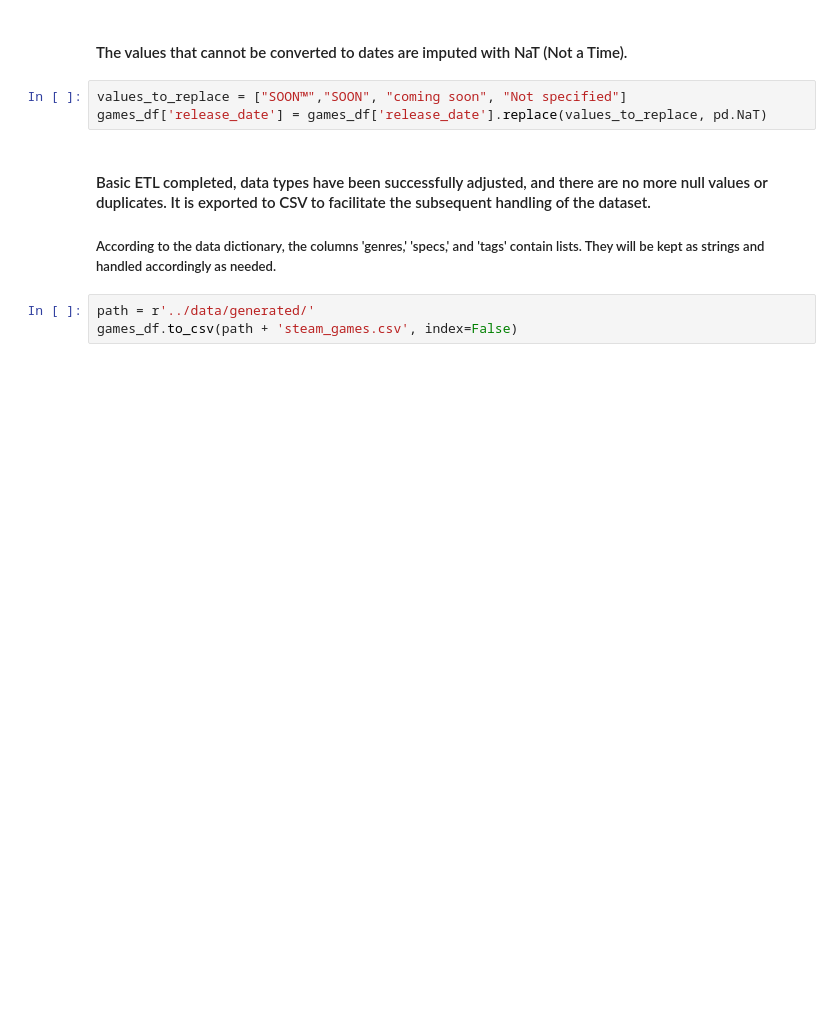
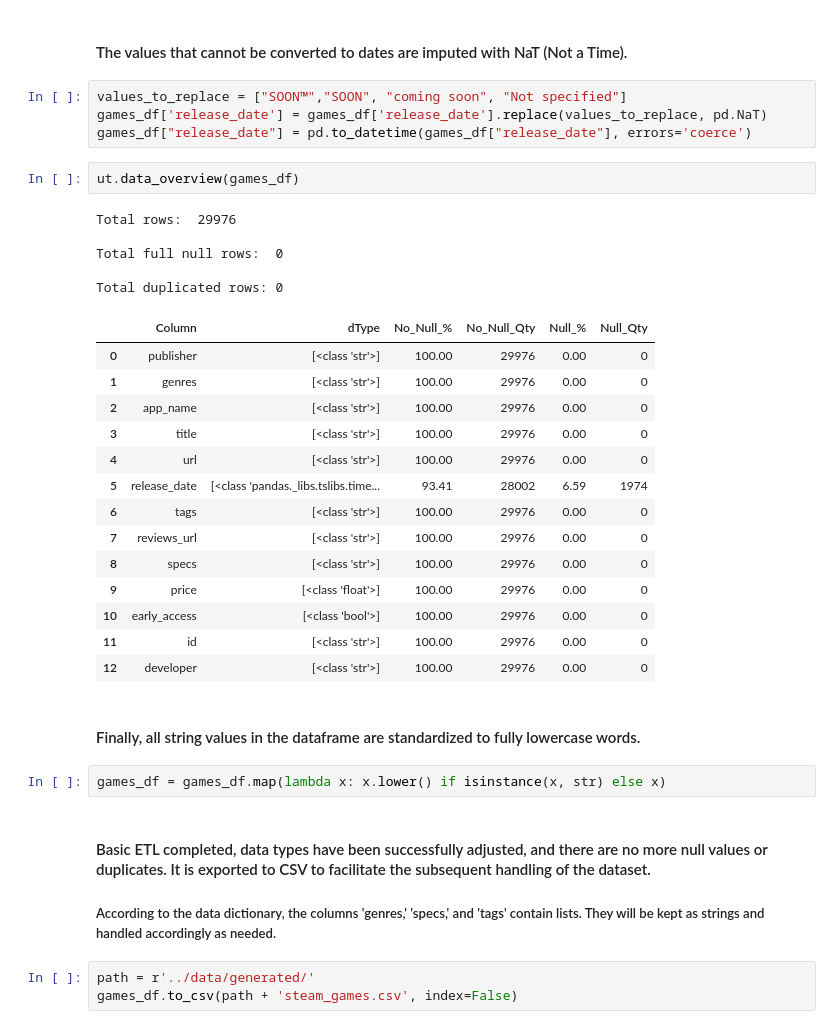
Before and after one commit to Mauro-coder555/Steam-Rec-System, a Jupyter notebook: ETL/ETL_steam_games.ipynb, the cells around one changed output. Cells and saved outputs as stored; diff of their text form; blank space fills up the shorter version.

```diff
--- a/ETL/ETL_steam_games.ipynb
+++ b/ETL/ETL_steam_games.ipynb
@@ -399,6 +427,33 @@ Not specified
 # %%
 values_to_replace = ["SOON™","SOON", "coming soon", "Not specified"]
 games_df['release_date'] = games_df['release_date'].replace(values_to_replace, pd.NaT)
+games_df["release_date"] = pd.to_datetime(games_df["release_date"], errors='coerce')
+# %%
+ut.data_overview(games_df)
+# %% [output]
+Total rows:  29976
+
+Total full null rows:  0
+
+Total duplicated rows: 0
+|  | Column | dType | No_Null_% | No_Null_Qty | Null_% | Null_Qty |
+| 0 | publisher | [<class 'str'>] | 100.00 | 29976 | 0.00 | 0 |
+| 1 | genres | [<class 'str'>] | 100.00 | 29976 | 0.00 | 0 |
+| 2 | app_name | [<class 'str'>] | 100.00 | 29976 | 0.00 | 0 |
+| 3 | title | [<class 'str'>] | 100.00 | 29976 | 0.00 | 0 |
+| 4 | url | [<class 'str'>] | 100.00 | 29976 | 0.00 | 0 |
+| 5 | release_date | [<class 'pandas._libs.tslibs.time... | 93.41 | 28002 | 6.59 | 1974 |
+| 6 | tags | [<class 'str'>] | 100.00 | 29976 | 0.00 | 0 |
+| 7 | reviews_url | [<class 'str'>] | 100.00 | 29976 | 0.00 | 0 |
+| 8 | specs | [<class 'str'>] | 100.00 | 29976 | 0.00 | 0 |
+| 9 | price | [<class 'float'>] | 100.00 | 29976 | 0.00 | 0 |
+| 10 | early_access | [<class 'bool'>] | 100.00 | 29976 | 0.00 | 0 |
+| 11 | id | [<class 'str'>] | 100.00 | 29976 | 0.00 | 0 |
+| 12 | developer | [<class 'str'>] | 100.00 | 29976 | 0.00 | 0 |
+# %% [markdown]
+#### Finally, all string values in the dataframe are standardized to fully lowercase words.
+# %%
+games_df = games_df.map(lambda x: x.lower() if isinstance(x, str) else x)
 # %% [markdown]
 #### Basic ETL completed, data types have been successfully adjusted, and there are no more null values or duplicates. It is exported to CSV to facilitate the subsequent handling of the dataset.
 
```
Also changed, not shown: parts of 6 cells of this notebook, 10 other files.
